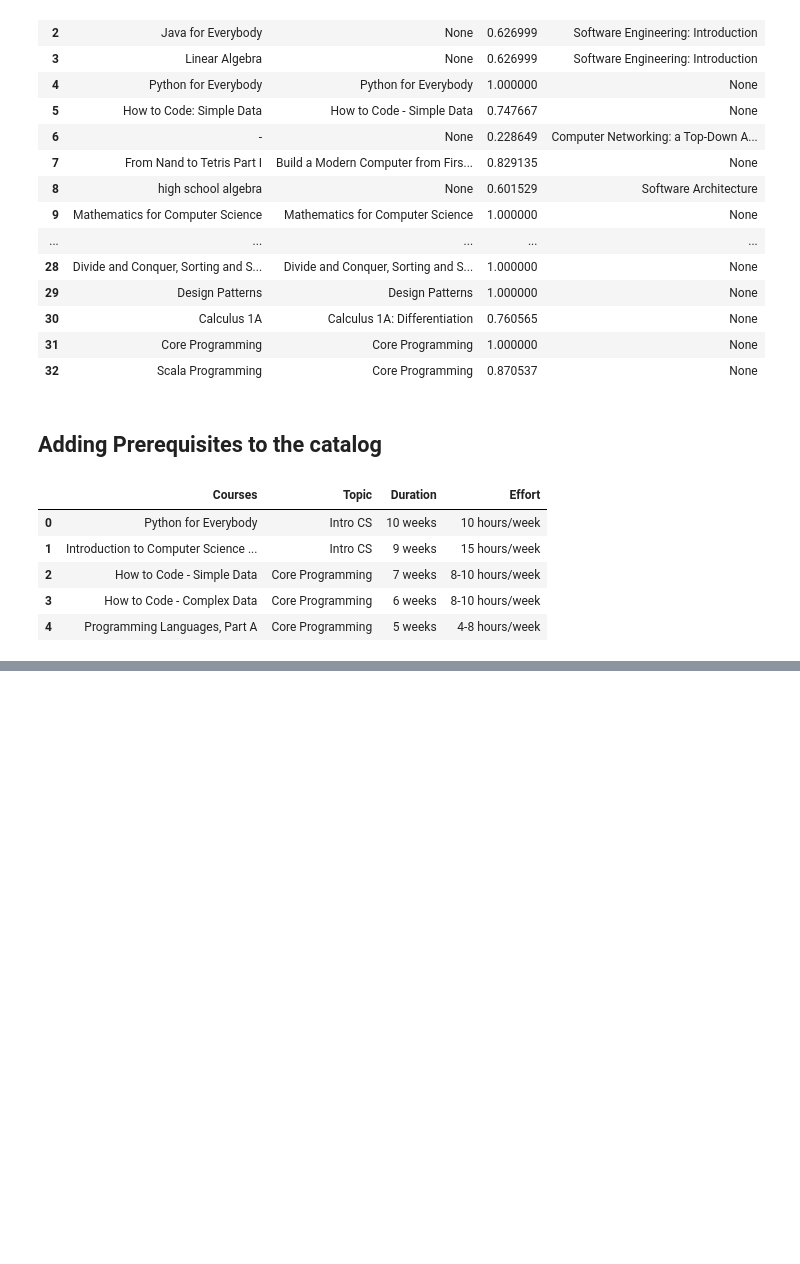
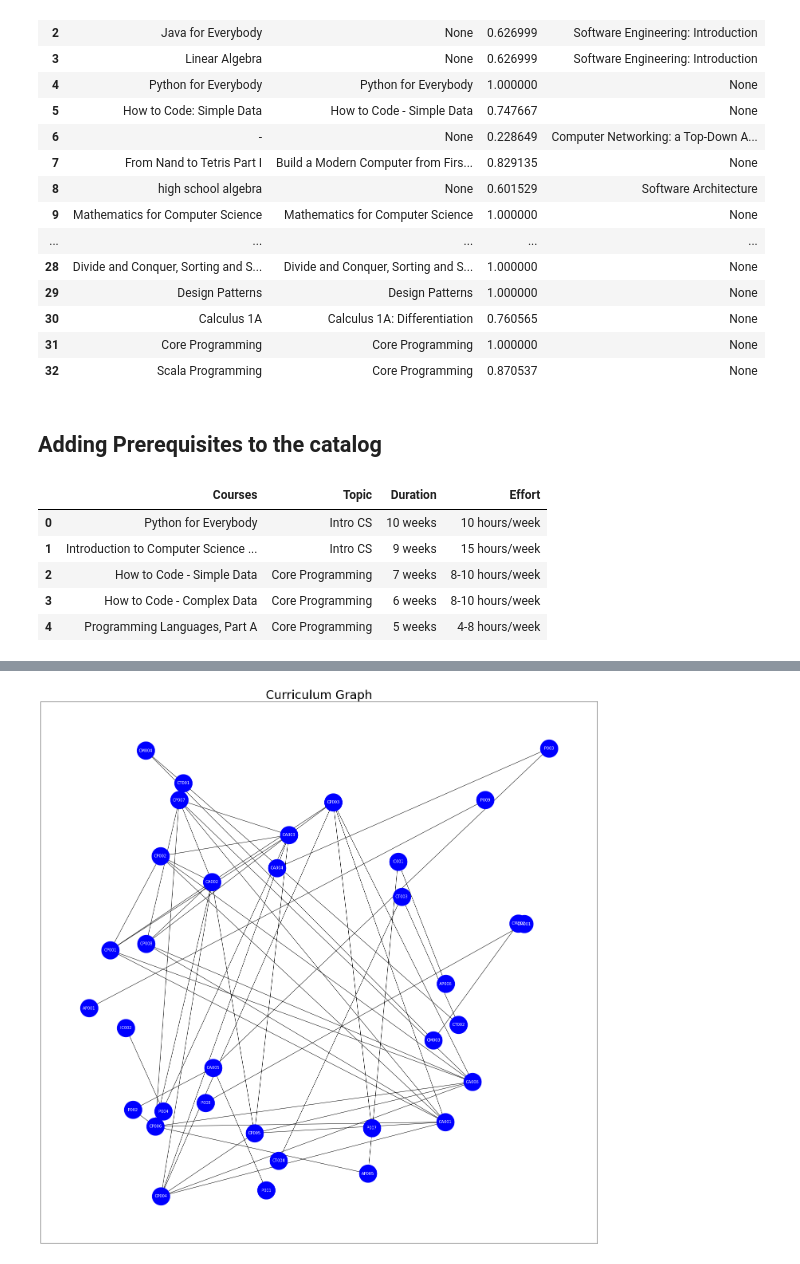
Before and after one commit to muhesh-kumar/curriculum-schedular, a Jupyter notebook: notebooks/data-cleaning.ipynb, the cells around one changed output, grey strips where cells are left out. Saved outputs shown, nothing was run; the diff lists cells and outputs as text; code cells hidden in the pictures; blank space fills up the shorter version.

Commit message:
prepare edge list

```diff
--- a/notebooks/data-cleaning.ipynb
+++ b/notebooks/data-cleaning.ipynb
@@ -255,0 +370,10 @@ curr.to_csv("../data/curr.csv")
+# %%
+x = dict()
+# %%
+for i in y.index:
+    print(y.iloc[i]["Course Code"],y.iloc[i]["Prerequisite Codes"])
+    r = y.iloc[i]["Prerequisite Codes"]
+    if type(r) != type(0.9):
+       x[y.iloc[i]["Course Code"]] = r.split(";")
+    else:
+       x[y.iloc[i]["Course Code"]] = []
@@ -255,0 +418,17 @@ curr.to_csv("../data/curr.csv")
+# %%
+import networkx as nx
+G = nx.Graph()
+# %%
+for i in x:
+    for j in x[i]:
+        G.add_edge(i,j)
+# %%
+plt.figure(figsize=(25,25))
+pos = nx.random_layout(G)
+nx.draw_networkx_nodes(G, pos=pos, node_color="blue",node_size=1980)
+nx.draw_networkx_edges(G, pos=pos)
+nx.draw_networkx_labels(G, pos, font_size=10, font_color="white")
+plt.title("Curriculum Graph",font={"size":30})
+plt.show()
+# %% [output]
+[figure, added]
```
Also changed, not shown: parts of 22 cells of this notebook.
